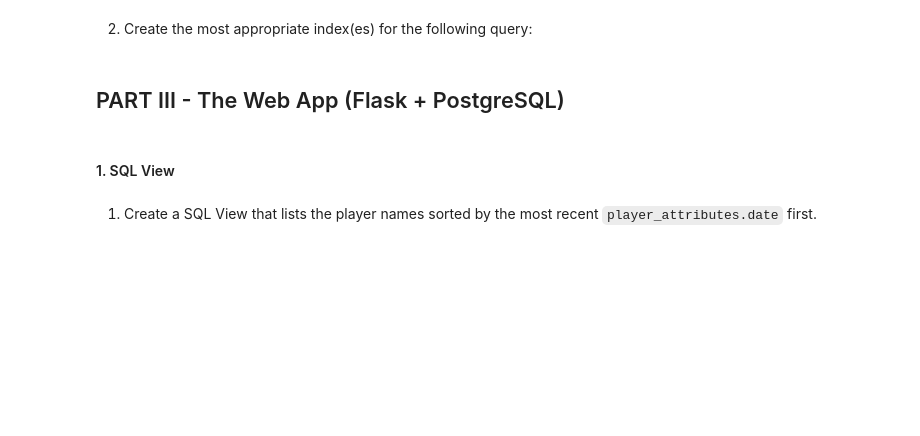
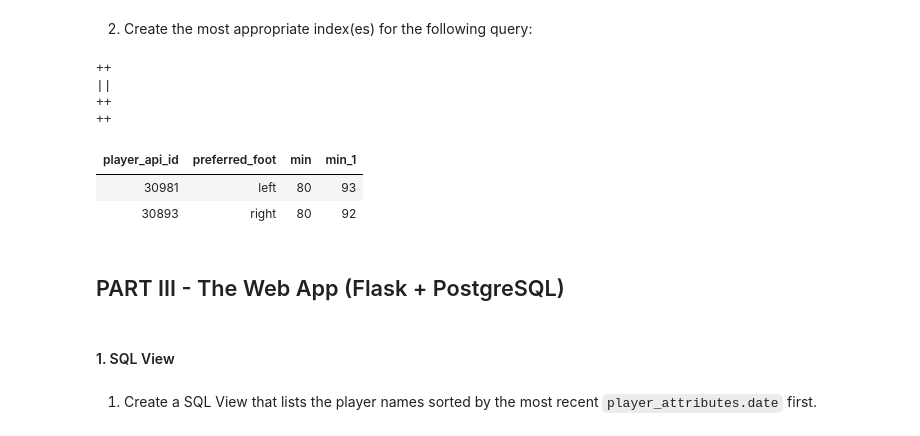
Before and after one commit to MargaridaEstrela/ISDB, a Jupyter notebook: 2 P2 Project/G2-p2-project.ipynb, the cells around one changed output. Saved outputs shown, nothing was run; the diff lists cells and outputs as text; code cells hidden in the pictures; blank space fills up the shorter version.

Commit message:
feat(INDEXES): INDEXES

```diff
--- a/2 P2 Project/G2-p2-project.ipynb
+++ b/2 P2 Project/G2-p2-project.ipynb
@@ -455,22 +465,39 @@ WHERE
 2. Create the most appropriate index(es) for the following query:
 # %%
 %%sql psql
-CREATE INDEX
+DROP INDEX IF EXISTS idx_player_attributes_group_having_partial, idx_player_attributes_group_having_refined;
+
+--CREATE INDEX idx_player_attributes_group_having_refined
+--ON player_attributes (player_api_id, preferred_foot, crossing, potential);
+CREATE INDEX idx_player_attributes_group_having_partial
+ON player_attributes (player_api_id, preferred_foot, crossing, potential)
+WHERE crossing = 80 AND potential >= 90;
+# %% [output]
+++
+||
+++
+++
 # %%
 %%sql psql
+ANALYZE player_attributes;
+
 SELECT
   player_api_id,
   preferred_foot,
   MIN(crossing),
   MIN(potential)
 FROM
   player_attributes
 GROUP BY
   player_api_id,
   preferred_foot
 HAVING
   MIN(crossing) = 80
   AND MIN(potential) >= 90
+# %% [output]
+| player_api_id | preferred_foot | min | min_1 |
+| 30981 | left | 80 | 93 |
+| 30893 | right | 80 | 92 |
 # %% [markdown]
 ## PART III - The Web App (Flask + PostgreSQL)
 # %% [markdown]
```
Also changed, not shown: parts of 4 cells of this notebook.
